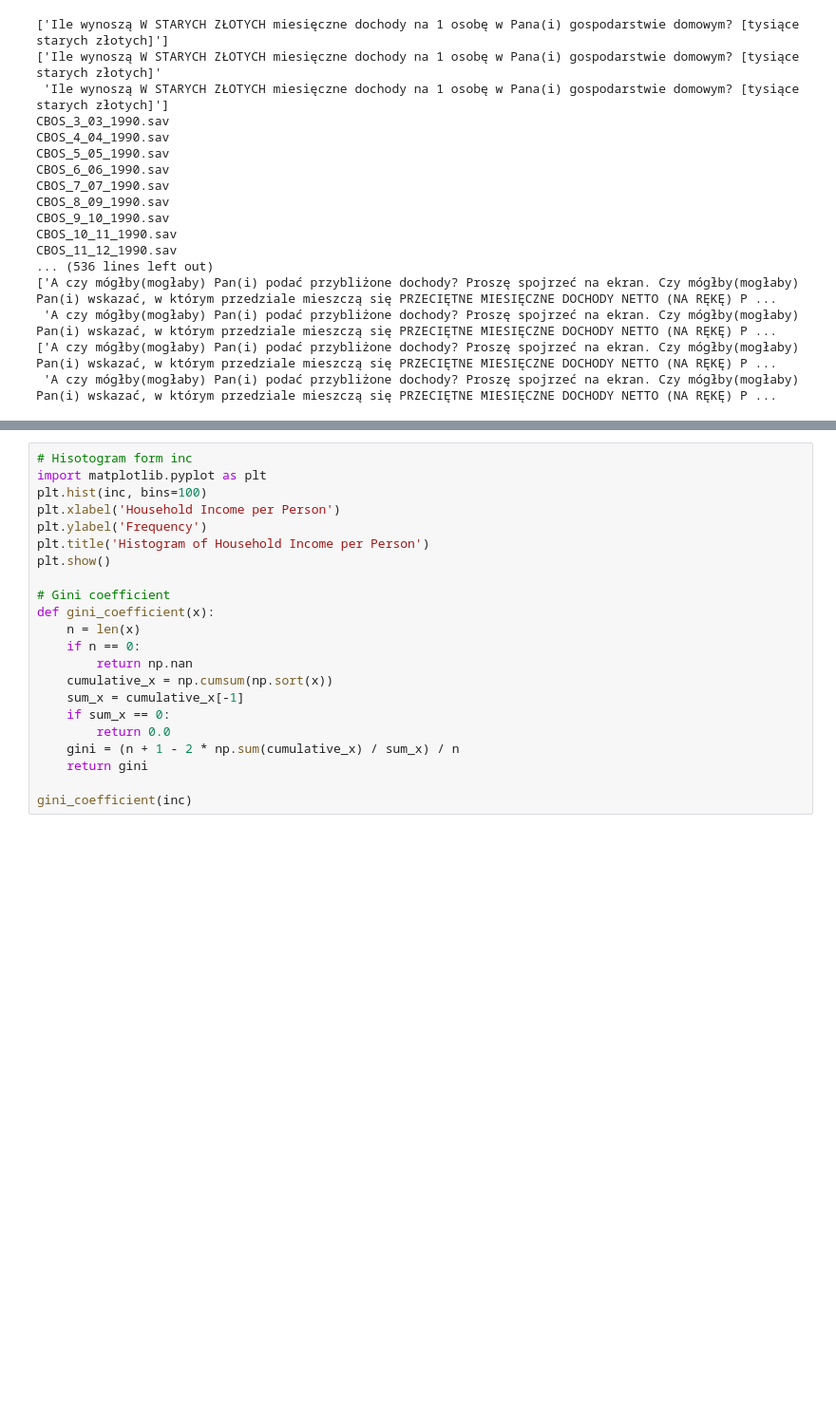
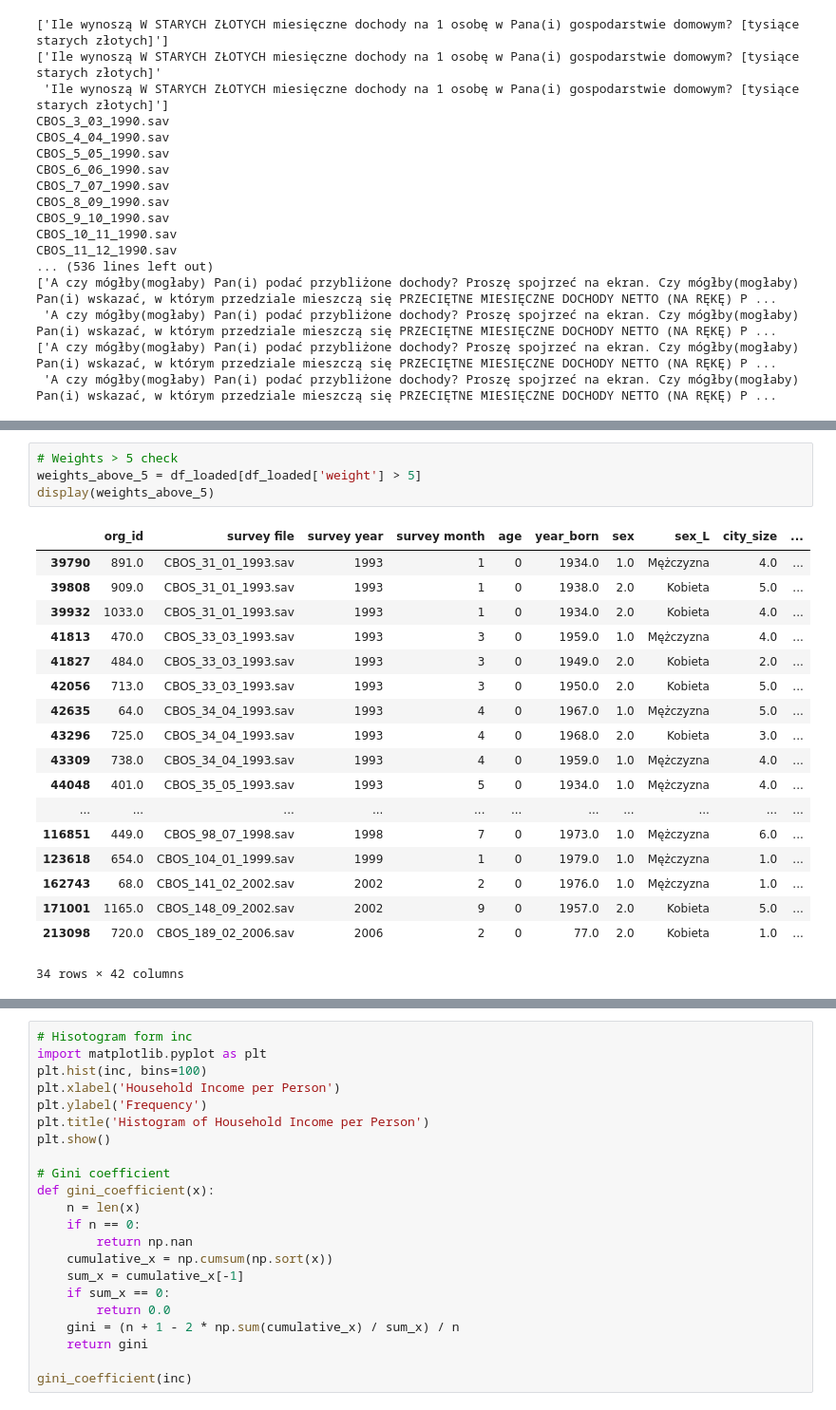
Before and after one commit to jendrkk/LRDWI-Paper, a Jupyter notebook: Code/analysis/00_intro.ipynb, the cells around one changed output, grey strips where cells are left out. Shown at 95% size. Drawn from its saved outputs; the diff is of its cells as text; blank space fills up the shorter version.

```diff
--- a/Code/analysis/00_intro.ipynb
+++ b/Code/analysis/00_intro.ipynb
@@ -545,0 +787,23 @@ inc = inc[~np.isnan(inc)]
+# %%
+# Weights > 5 check
+weights_above_5 = df_loaded[df_loaded['weight'] > 5]
+display(weights_above_5)
+# %% [output]
+|  | org_id | survey file | survey year | survey month | age | year_born | sex | sex_L | city_size | ... |
+| 39790 | 891.0 | CBOS_31_01_1993.sav | 1993 | 1 | 0 | 1934.0 | 1.0 | Mężczyzna | 4.0 | ... |
+| 39808 | 909.0 | CBOS_31_01_1993.sav | 1993 | 1 | 0 | 1938.0 | 2.0 | Kobieta | 5.0 | ... |
+| 39932 | 1033.0 | CBOS_31_01_1993.sav | 1993 | 1 | 0 | 1934.0 | 2.0 | Kobieta | 4.0 | ... |
+| 41813 | 470.0 | CBOS_33_03_1993.sav | 1993 | 3 | 0 | 1959.0 | 1.0 | Mężczyzna | 4.0 | ... |
+| 41827 | 484.0 | CBOS_33_03_1993.sav | 1993 | 3 | 0 | 1949.0 | 2.0 | Kobieta | 2.0 | ... |
+| 42056 | 713.0 | CBOS_33_03_1993.sav | 1993 | 3 | 0 | 1950.0 | 2.0 | Kobieta | 5.0 | ... |
+| 42635 | 64.0 | CBOS_34_04_1993.sav | 1993 | 4 | 0 | 1967.0 | 1.0 | Mężczyzna | 5.0 | ... |
+| 43296 | 725.0 | CBOS_34_04_1993.sav | 1993 | 4 | 0 | 1968.0 | 2.0 | Kobieta | 3.0 | ... |
+| 43309 | 738.0 | CBOS_34_04_1993.sav | 1993 | 4 | 0 | 1959.0 | 1.0 | Mężczyzna | 4.0 | ... |
+| 44048 | 401.0 | CBOS_35_05_1993.sav | 1993 | 5 | 0 | 1934.0 | 1.0 | Mężczyzna | 4.0 | ... |
+| ... | ... | ... | ... | ... | ... | ... | ... | ... | ... | ... |
+| 116851 | 449.0 | CBOS_98_07_1998.sav | 1998 | 7 | 0 | 1973.0 | 1.0 | Mężczyzna | 6.0 | ... |
+| 123618 | 654.0 | CBOS_104_01_1999.sav | 1999 | 1 | 0 | 1979.0 | 1.0 | Mężczyzna | 1.0 | ... |
+| 162743 | 68.0 | CBOS_141_02_2002.sav | 2002 | 2 | 0 | 1976.0 | 1.0 | Mężczyzna | 1.0 | ... |
+| 171001 | 1165.0 | CBOS_148_09_2002.sav | 2002 | 9 | 0 | 1957.0 | 2.0 | Kobieta | 5.0 | ... |
+| 213098 | 720.0 | CBOS_189_02_2006.sav | 2006 | 2 | 0 | 77.0 | 2.0 | Kobieta | 1.0 | ... |
+34 rows × 42 columns
```
Also changed, not shown: parts of 22 cells of this notebook, 5 other files.
